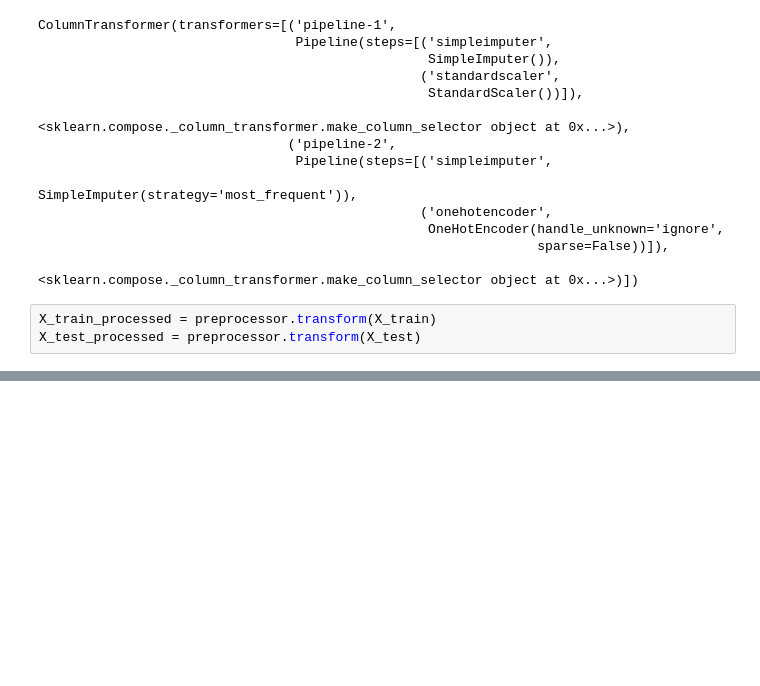
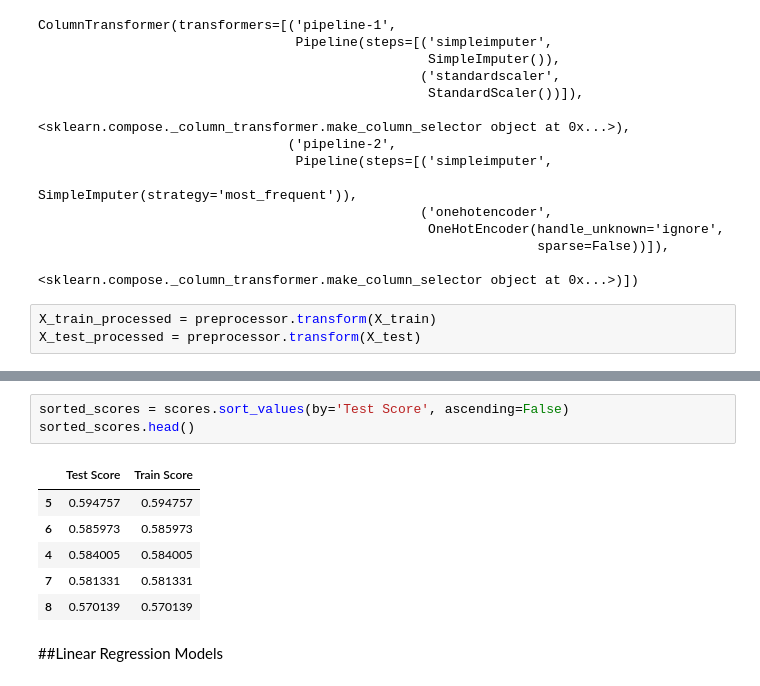
Before and after one commit to meburns2011/Food-Sales-Predictions, a Jupyter notebook: Food_Sales_Predictions.ipynb, the cells around one changed output, grey strips where cells are left out. Cells and saved outputs as stored; diff of their text form; blank space fills up the shorter version.

```diff
--- a/Food_Sales_Predictions.ipynb
+++ b/Food_Sales_Predictions.ipynb
@@ -782,0 +835,12 @@ memory usage: 1.6 MB
+# %%
+sorted_scores = scores.sort_values(by='Test Score', ascending=False)
+sorted_scores.head()
+# %% [output]
+|  | Test Score | Train Score |
+| 5 | 0.594757 | 0.594757 |
+| 6 | 0.585973 | 0.585973 |
+| 4 | 0.584005 | 0.584005 |
+| 7 | 0.581331 | 0.581331 |
+| 8 | 0.570139 | 0.570139 |
+# %% [markdown]
+##Linear Regression Models
```
Also changed, not shown: parts of 21 cells of this notebook.
